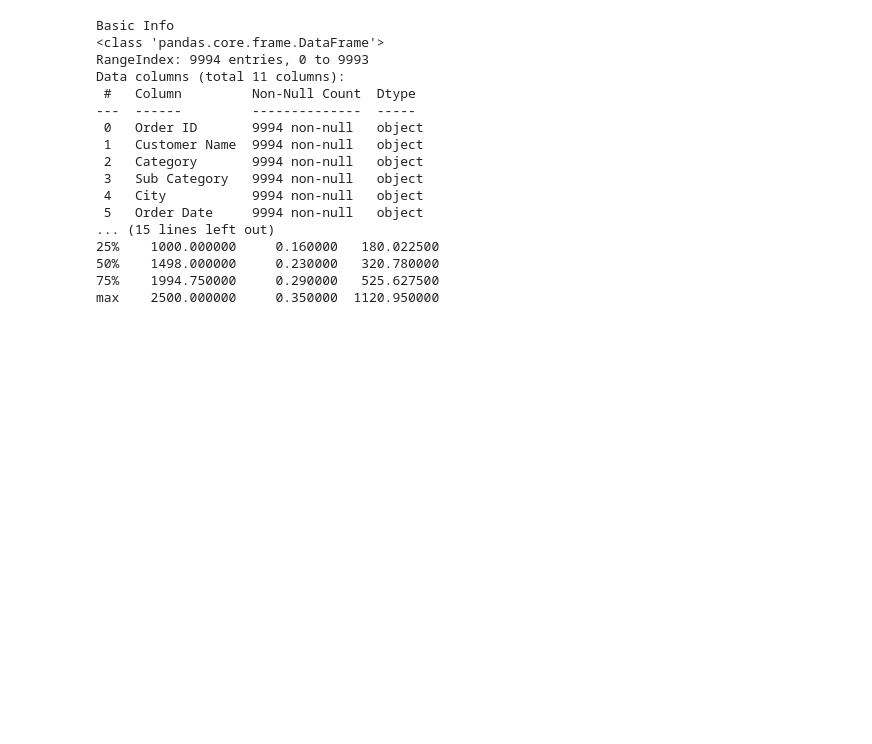
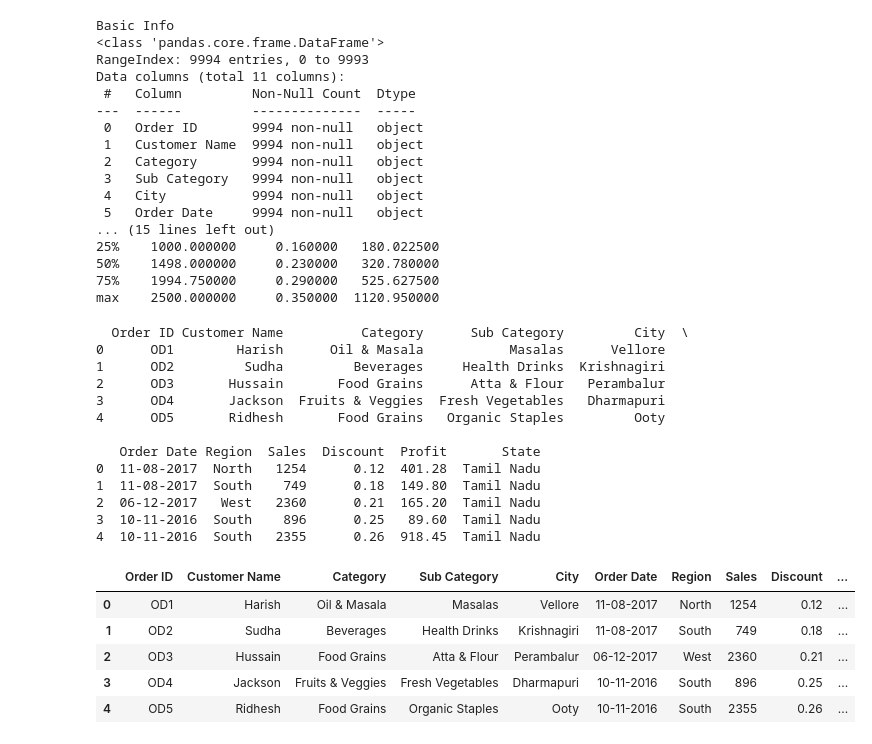
Before and after one commit to themohan69/Data-Analytic, a Jupyter notebook: Libraries/All/main.ipynb, the cells around one changed output. Saved outputs shown, nothing was run; the diff lists cells and outputs as text; code cells hidden in the pictures; blank space fills up the shorter version.

```diff
--- a/Libraries/All/main.ipynb
+++ b/Libraries/All/main.ipynb
@@ -37,3 +37,27 @@ Data columns (total 11 columns):
 50%    1498.000000     0.230000   320.780000
 75%    1994.750000     0.290000   525.627500
 max    2500.000000     0.350000  1120.950000
+# %%
+print(df.head())
+df["Total"] = df[['Sales', 'Discount', 'Profit']].sum(axis=1)
+df.head()
+# %% [output]
+  Order ID Customer Name          Category      Sub Category         City  \
+0      OD1        Harish      Oil & Masala           Masalas      Vellore
+1      OD2         Sudha         Beverages     Health Drinks  Krishnagiri
+2      OD3       Hussain       Food Grains      Atta & Flour   Perambalur
+3      OD4       Jackson  Fruits & Veggies  Fresh Vegetables   Dharmapuri
+4      OD5       Ridhesh       Food Grains   Organic Staples         Ooty
+
+   Order Date Region  Sales  Discount  Profit       State
+0  11-08-2017  North   1254      0.12  401.28  Tamil Nadu
+1  11-08-2017  South    749      0.18  149.80  Tamil Nadu
+2  06-12-2017   West   2360      0.21  165.20  Tamil Nadu
+3  10-11-2016  South    896      0.25   89.60  Tamil Nadu
+4  10-11-2016  South   2355      0.26  918.45  Tamil Nadu
+|  | Order ID | Customer Name | Category | Sub Category | City | Order Date | Region | Sales | Discount | ... |
+| 0 | OD1 | Harish | Oil & Masala | Masalas | Vellore | 11-08-2017 | North | 1254 | 0.12 | ... |
+| 1 | OD2 | Sudha | Beverages | Health Drinks | Krishnagiri | 11-08-2017 | South | 749 | 0.18 | ... |
+| 2 | OD3 | Hussain | Food Grains | Atta & Flour | Perambalur | 06-12-2017 | West | 2360 | 0.21 | ... |
+| 3 | OD4 | Jackson | Fruits & Veggies | Fresh Vegetables | Dharmapuri | 10-11-2016 | South | 896 | 0.25 | ... |
+| 4 | OD5 | Ridhesh | Food Grains | Organic Staples | Ooty | 10-11-2016 | South | 2355 | 0.26 | ... |
```
Also changed, not shown: parts of 6 cells of this notebook.
